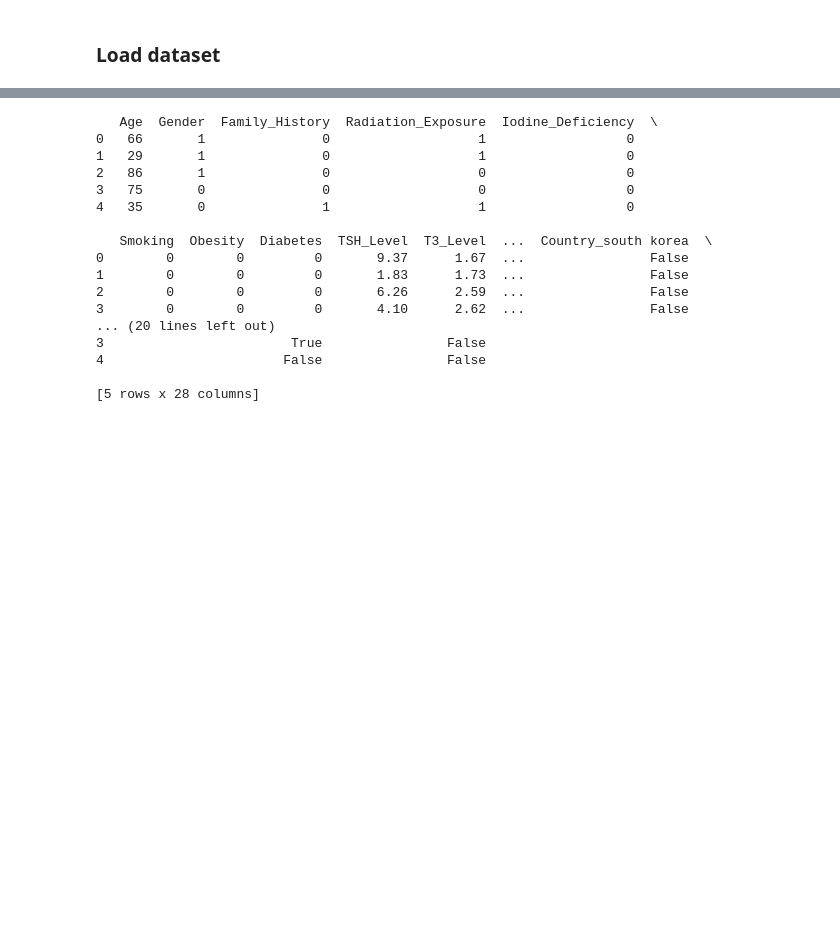
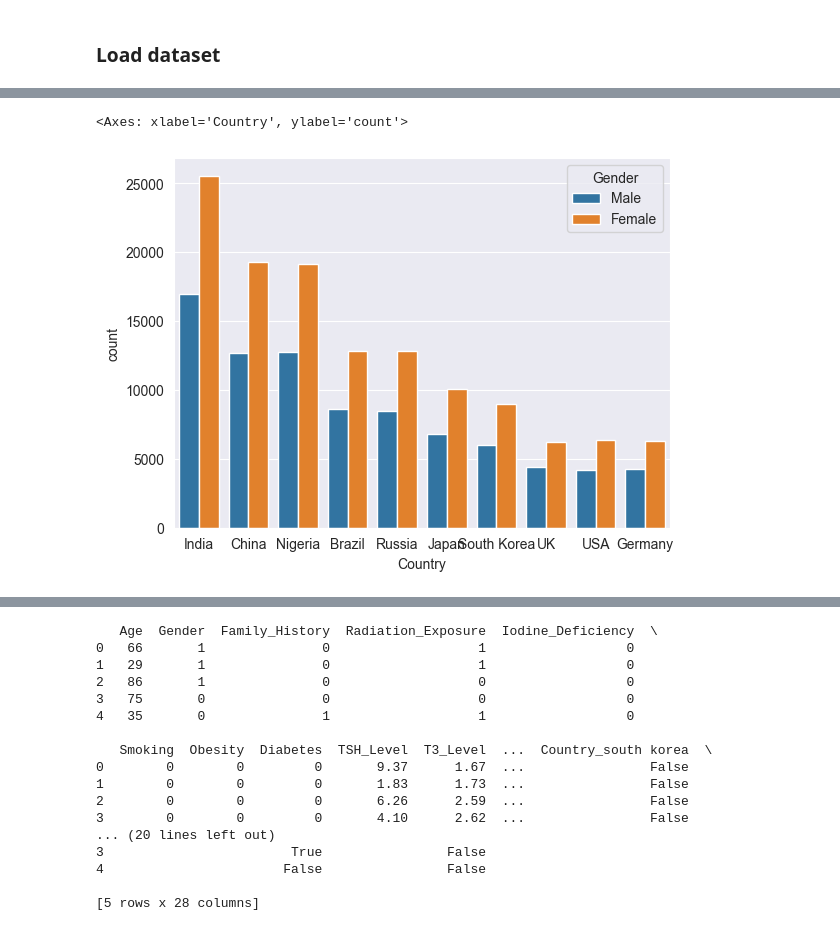
Before and after one commit to Jdhwang98/thyroid-cancer-prediction, a Jupyter notebook: thyroid_cancer_risk.ipynb, the cells around one changed output, grey strips where cells are left out. Cells and saved outputs as stored; diff of their text form; code cells hidden in the pictures; blank space fills up the shorter version.

```diff
--- a/thyroid_cancer_risk.ipynb
+++ b/thyroid_cancer_risk.ipynb
@@ -16,0 +51,5 @@ df = pd.read_csv('thyroid_cancer_risk_data.csv')
+# %%
+sns.countplot(x = 'Country', data = df, hue="Gender", order=df.Country.value_counts().index)
+# %% [output]
+<Axes: xlabel='Country', ylabel='count'>
+[figure, added]
```
Also changed, not shown: parts of 14 cells of this notebook.
